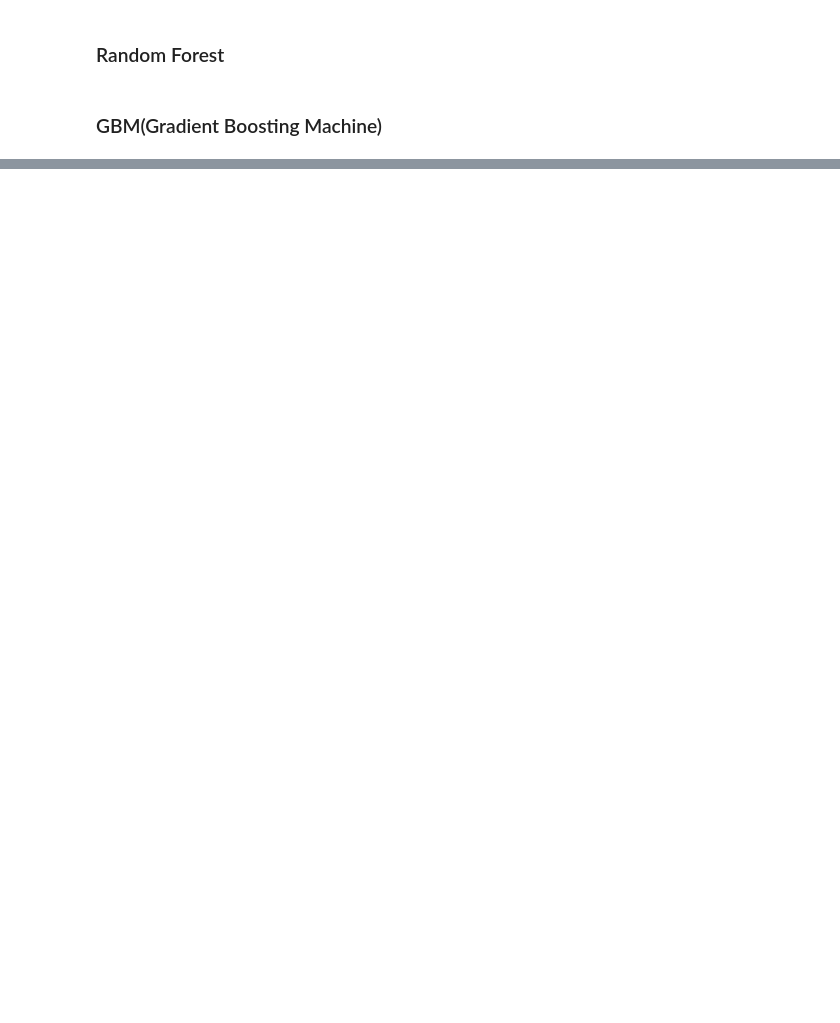
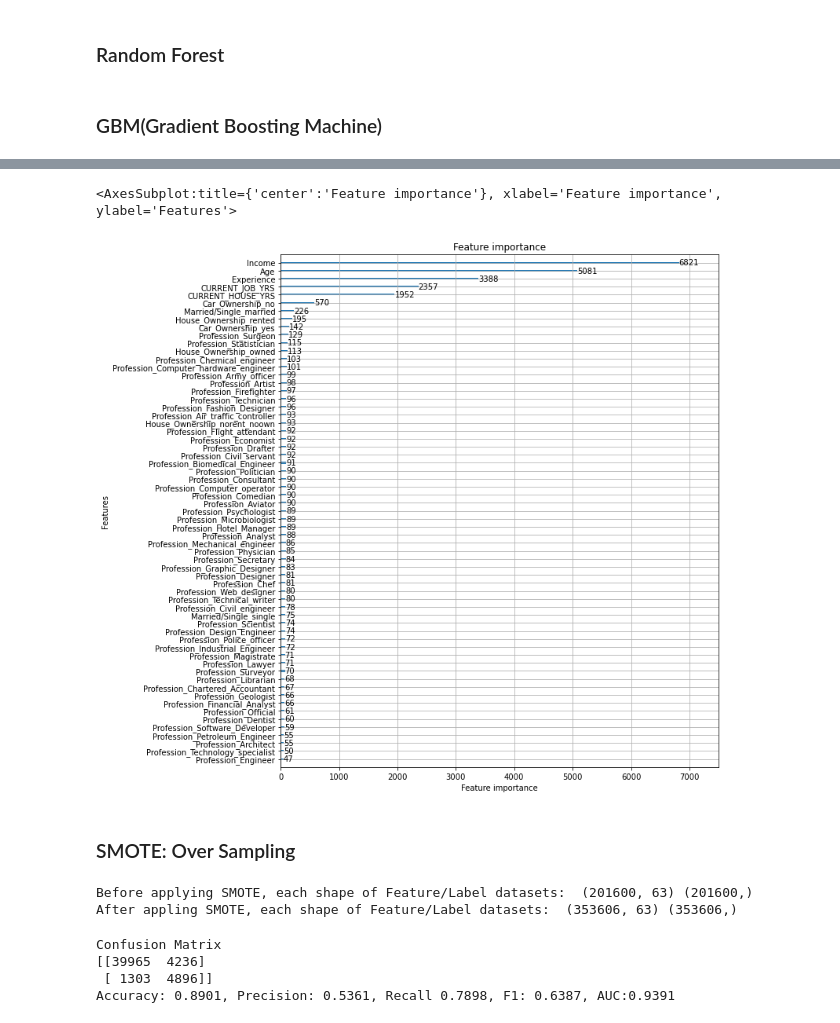
Before and after one commit to escortKwon/IndividualProjects_for_Portfolio, a Jupyter notebook: Loan Prediction/LoanPrediction.ipynb, the cells around one changed output, grey strips where cells are left out. Cells and saved outputs as stored; diff of their text form; code cells hidden in the pictures; blank space fills up the shorter version.

```diff
--- a/Loan Prediction/LoanPrediction.ipynb
+++ b/Loan Prediction/LoanPrediction.ipynb
@@ -362,2 +341,22 @@ Accuracy of KNeighborsClassifier: 0.8918
 # %% [markdown]
 ### GBM(Gradient Boosting Machine)
+# %%
+# Create estimator and process fitting, prediction and evaluation for model
+gb_clf = GradientBoostingClassifier(random_state=11)
+gb_clf.fit(X_train, y_train)
+gb_pred = gb_clf.predict(X_test)
+gb_accuracy = accuracy_score(y_test, gb_pred)
+
+print('Accuracy Score of GradientBoostingClassifier: {0:.4f}'.format(gb_accuracy))
+# %%
+# Optimization by GridSearchCV
+params = {
+    'n_estimators' : [100, 500],
+    'learning_rate' : [0.05, 1]
+}
+
+grid_cv = GridSearchCV(gb_clf, param_grid=params, cv=2, n_jobs=-1 ,verbose=1)
+grid_cv.fit(X_train, y_train)
+
+print('The Best Average of Accuracy Scores by GridSearchCV: {0:.4f}'.format(grid_cv.best_score_))
+print('The Best Parameters for Optimization: ', grid_cv.best_params_)
@@ -363,0 +365,9 @@ Accuracy of KNeighborsClassifier: 0.8918
+# %%
+# Create estimator and process fitting, prediction and evaluation for model
+lgbm_wrapper = LGBMClassifier(n_estimators=400, num_leaves=64, n_jobs=-1, boost_from_average=False)
+
+evals = [(X_test, y_test)]
+lgbm_wrapper.fit(X_train, y_train, early_stopping_rounds=1200, eval_metric='logloss', eval_set=evals, verbose=True)
+preds = lgbm_wrapper.predict(X_test)
+pred_proba = lgbm_wrapper.predict_proba(X_test)[:, 1]
+get_clf_eval(y_test, preds, pred_proba)
@@ -363,0 +392,31 @@ Accuracy of KNeighborsClassifier: 0.8918
+# %%
+# Plot Feature importance
+fig, ax = plt.subplots(figsize=(10, 12))
+plot_importance(lgbm_wrapper, ax=ax)
+# %% [output]
+<AxesSubplot:title={'center':'Feature importance'}, xlabel='Feature importance', ylabel='Features'>
+[figure, added]
+# %% [markdown]
+### SMOTE: Over Sampling
+# %%
+# Create estimator and process fitting, prediction and evaluation for model
+smote = SMOTE(random_state=11)
+
+X_train_over, y_train_over = smote.fit_resample(X_train, y_train)
+print('Before applying SMOTE, each shape of Feature/Label datasets: ', X_train.shape, y_train.shape)
+print('After appling SMOTE, each shape of Feature/Label datasets: ', X_train_over.shape, y_train_over.shape)
+# %% [output]
+Before applying SMOTE, each shape of Feature/Label datasets:  (201600, 63) (201600,)
+After appling SMOTE, each shape of Feature/Label datasets:  (353606, 63) (353606,)
+# %%
+# Create estimator and process fitting, prediction and evaluation for model after applying SMOTE
+rf_clf.fit(X_train_over, y_train_over)
+rf_preds_over = rf_clf.predict(X_test)
+rf_pred_proba_over = rf_clf.predict_proba(X_test)[:, 1]
+
+get_clf_eval(y_test, rf_preds_over, rf_pred_proba_over)
+# %% [output]
+Confusion Matrix
+[[39965  4236]
+ [ 1303  4896]]
+Accuracy: 0.8901, Precision: 0.5361, Recall 0.7898, F1: 0.6387, AUC:0.9391
```
Also changed, not shown: parts of 27 cells of this notebook, 3 other files.
